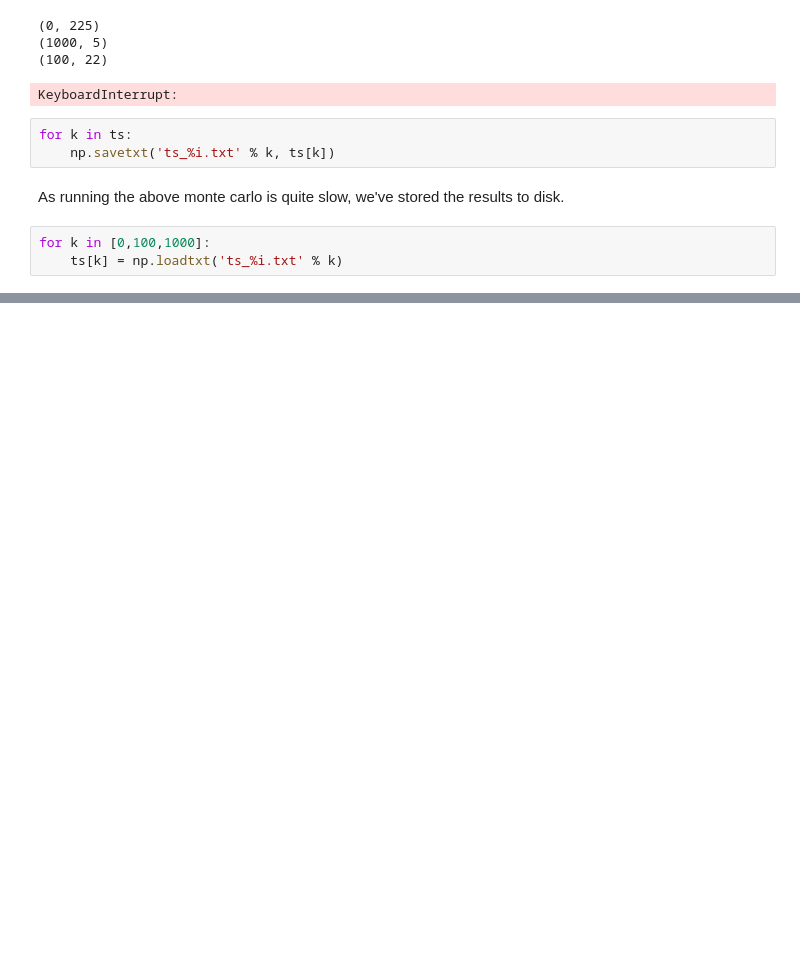
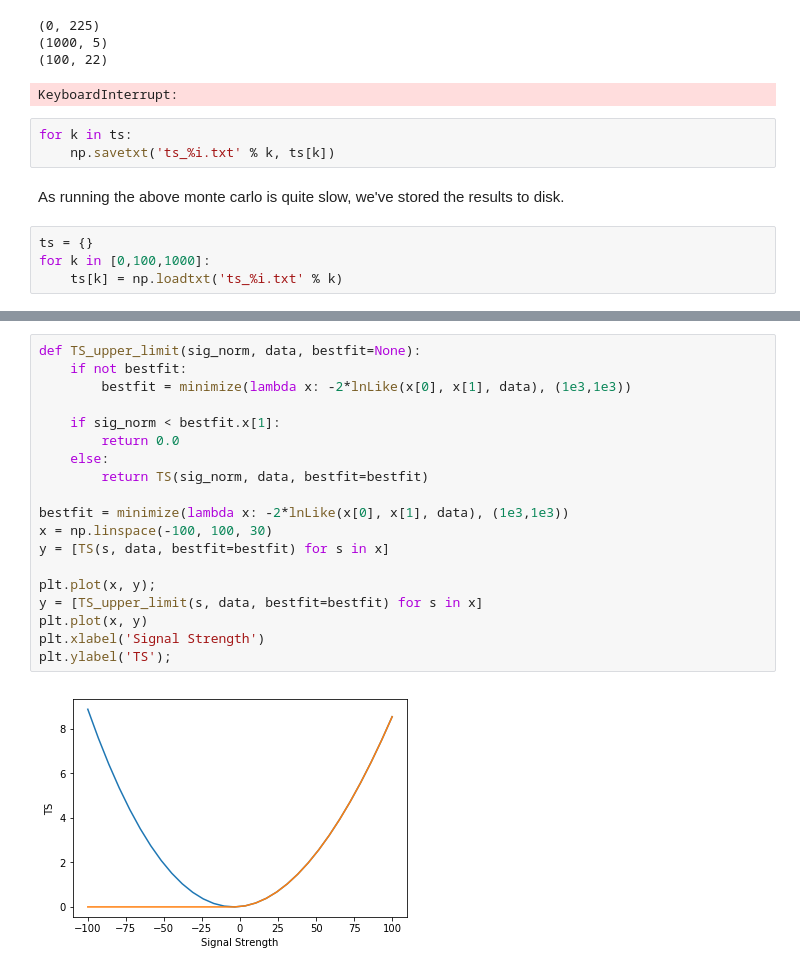
Before and after one commit to tedwards2412/exclusion-limits, a Jupyter notebook: An Upper Limit Howto.ipynb, the cells around one changed output, grey strips where cells are left out. Cells and saved outputs as stored; diff of their text form; blank space fills up the shorter version.

```diff
--- a/An Upper Limit Howto.ipynb
+++ b/An Upper Limit Howto.ipynb
@@ -125,6 +126,7 @@ for k in ts:
 # %% [markdown]
 As running the above monte carlo is quite slow, we've stored the results to disk.
 # %%
+ts = {}
 for k in [0,100,1000]:
     ts[k] = np.loadtxt('ts_%i.txt' % k)
 # %%
@@ -180,0 +217,21 @@ def
+# %%
+def TS_upper_limit(sig_norm, data, bestfit=None):
+    if not bestfit:
+        bestfit = minimize(lambda x: -2*lnLike(x[0], x[1], data), (1e3,1e3))
+
+    if sig_norm < bestfit.x[1]:
+        return 0.0
+    else:
+        return TS(sig_norm, data, bestfit=bestfit)
+
+bestfit = minimize(lambda x: -2*lnLike(x[0], x[1], data), (1e3,1e3))
+x = np.linspace(-100, 100, 30)
+y = [TS(s, data, bestfit=bestfit) for s in x]
+
+plt.plot(x, y);
+y = [TS_upper_limit(s, data, bestfit=bestfit) for s in x]
+plt.plot(x, y)
+plt.xlabel('Signal Strength')
+plt.ylabel('TS');
+# %% [output]
+[figure, added]
```
Also changed, not shown: parts of 23 cells of this notebook.
